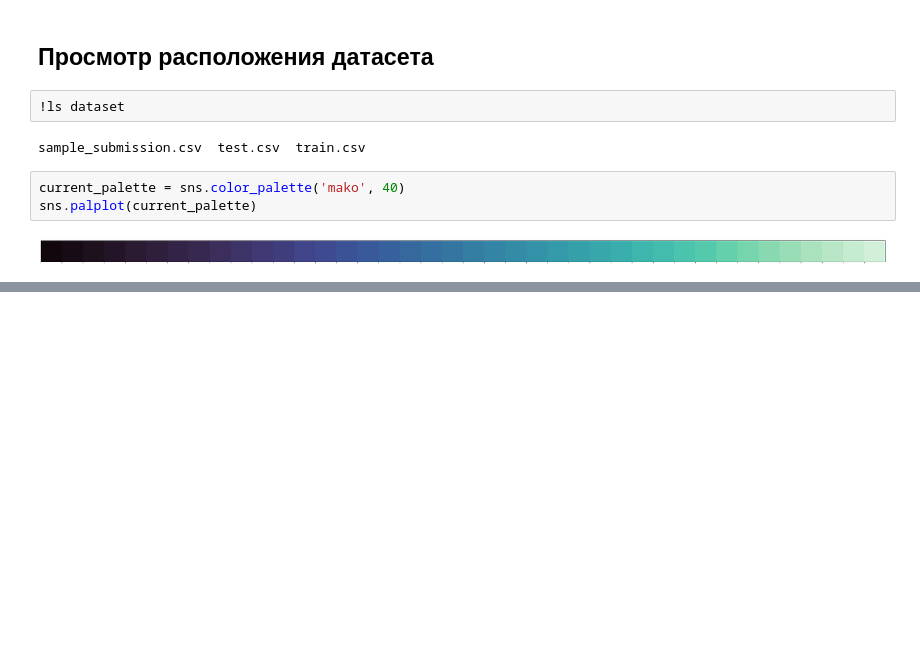
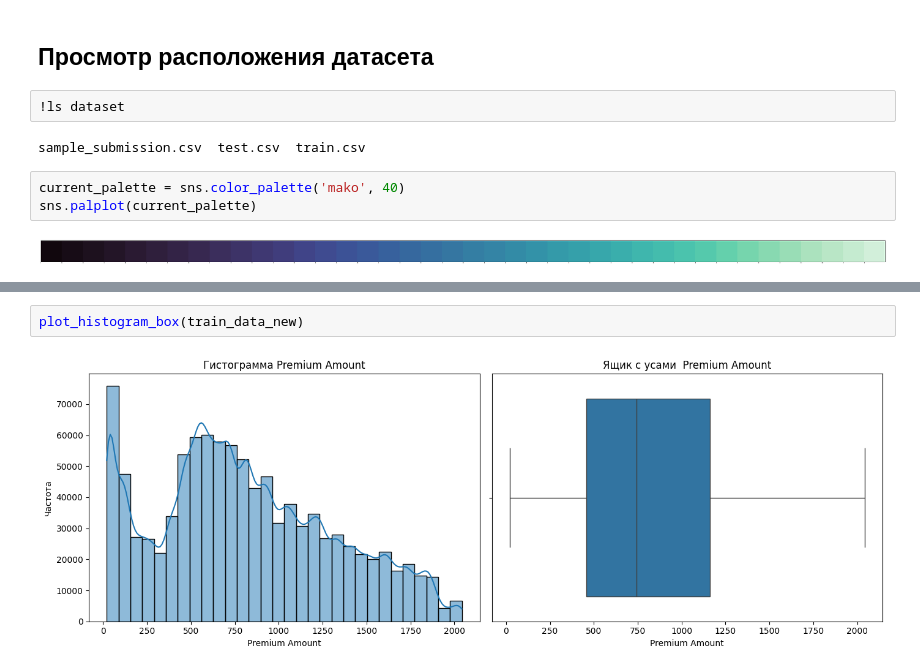
Before and after one commit to MALeyman/MAKSIM, a Jupyter notebook: ML/Polinom_regression/polinom_regression.ipynb, the cells around one changed output, grey strips where cells are left out. Saved outputs shown, nothing was run; the diff lists cells and outputs as text; blank space fills up the shorter version.

```diff
--- a/ML/Polinom_regression/polinom_regression.ipynb
+++ b/ML/Polinom_regression/polinom_regression.ipynb
@@ -88,0 +838,4 @@ print(data_test.head().to_string(index=False))
+# %%
+plot_histogram_box(train_data_new)
+# %% [output]
+[figure, added]
```
Also changed, not shown: parts of 115 cells of this notebook.
